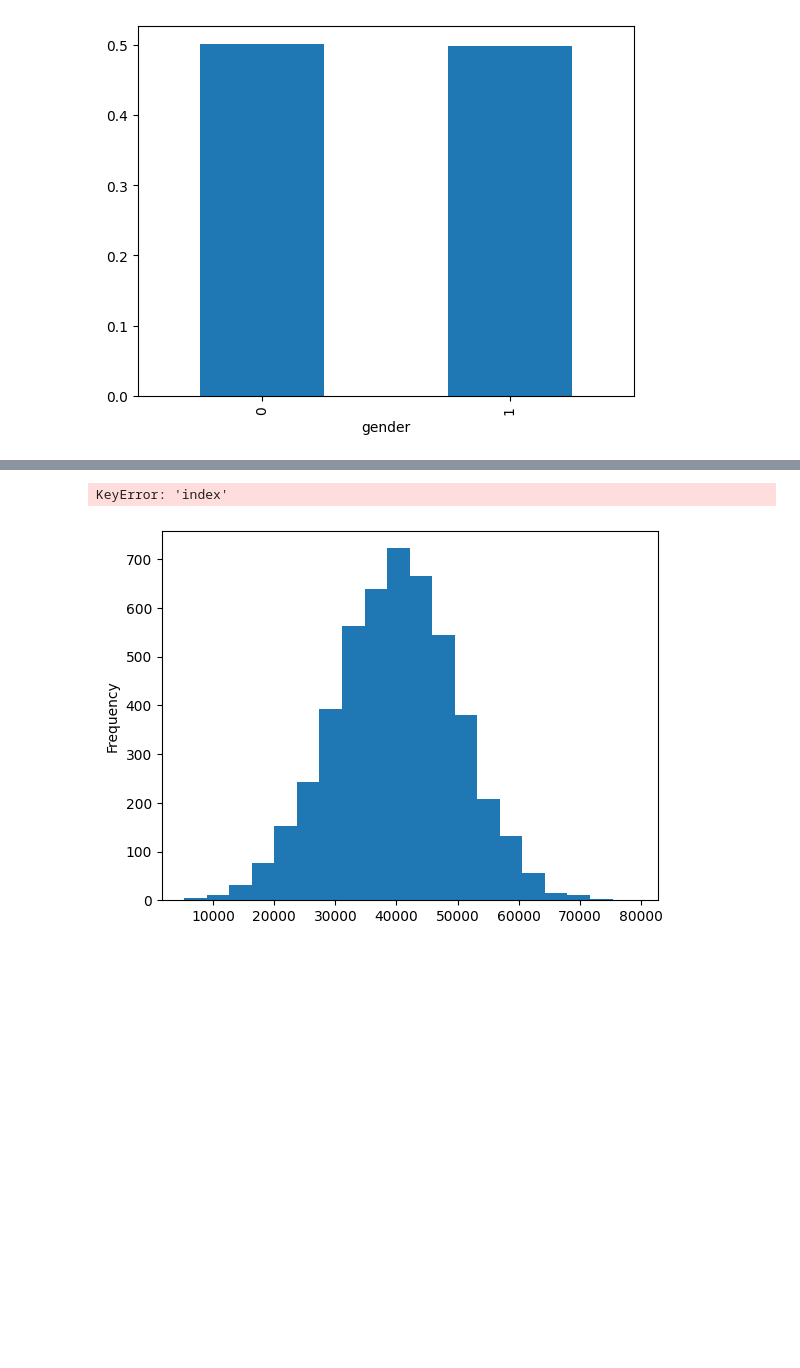
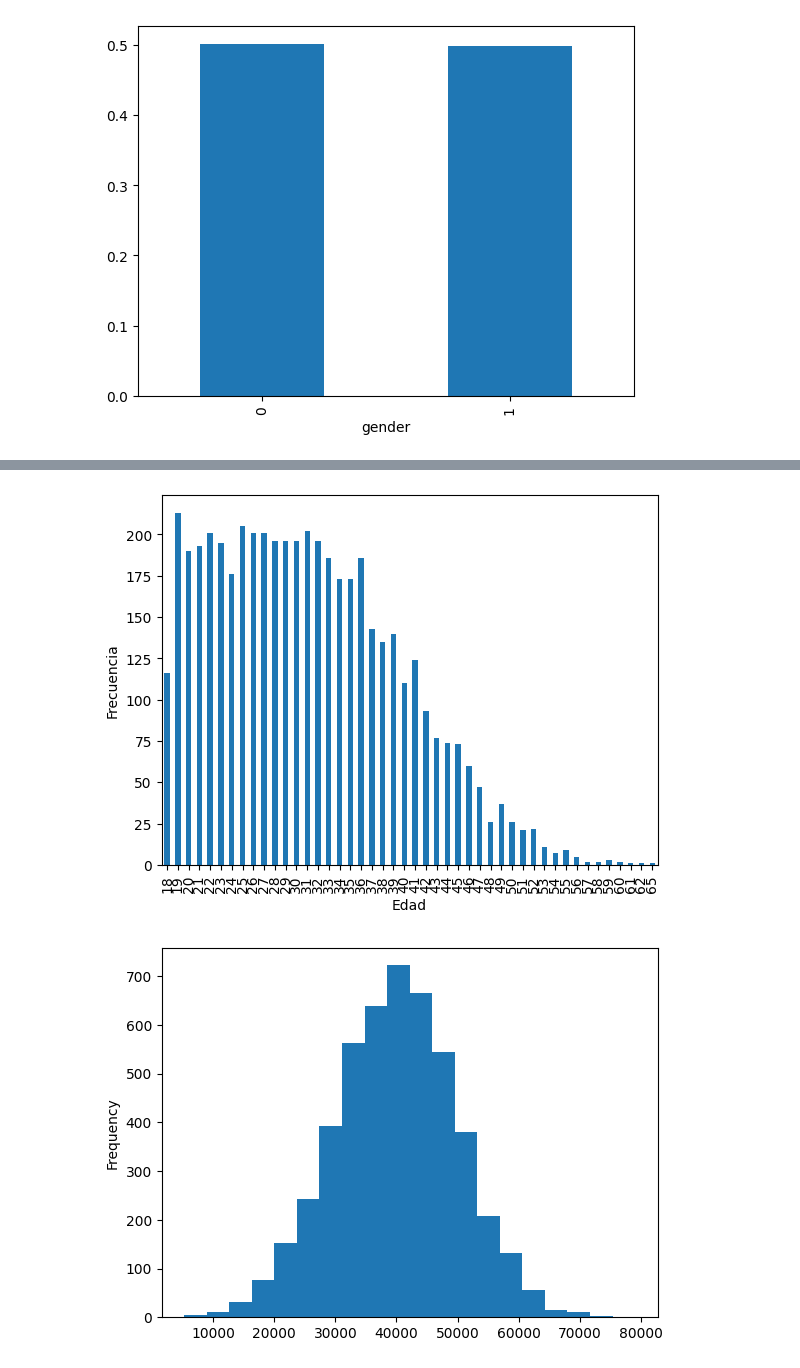
Before and after one commit to GerardofuentesR95/Analisis-de-compa-a-de-seguros-para-encontrar-nuevos-clientes, a Jupyter notebook: Analisis seguros.ipynb, the cells around one changed output, grey strips where cells are left out. Saved outputs shown, nothing was run; the diff lists cells and outputs as text; code cells hidden in the pictures; blank space fills up the shorter version.

```diff
--- a/Analisis seguros.ipynb
+++ b/Analisis seguros.ipynb
@@ -153,10 +169,10 @@ plt.show()
 # %%
-df['age'].value_counts().reset_index().sort_values(by='index').plot(kind="bar", x='index', y='age')
+df['age'].value_counts().sort_index().plot(kind='bar')
 plt.xlabel('Edad')
 plt.ylabel('Frecuencia')
 plt.show()
 # %% [output]
-KeyError: 'index'
+[figure, added]
 # %%
 df['income'].plot(kind="hist", x='income', bins=20)
 plt.show()
```
Also changed, not shown: parts of 19 cells of this notebook, 1 other file.
